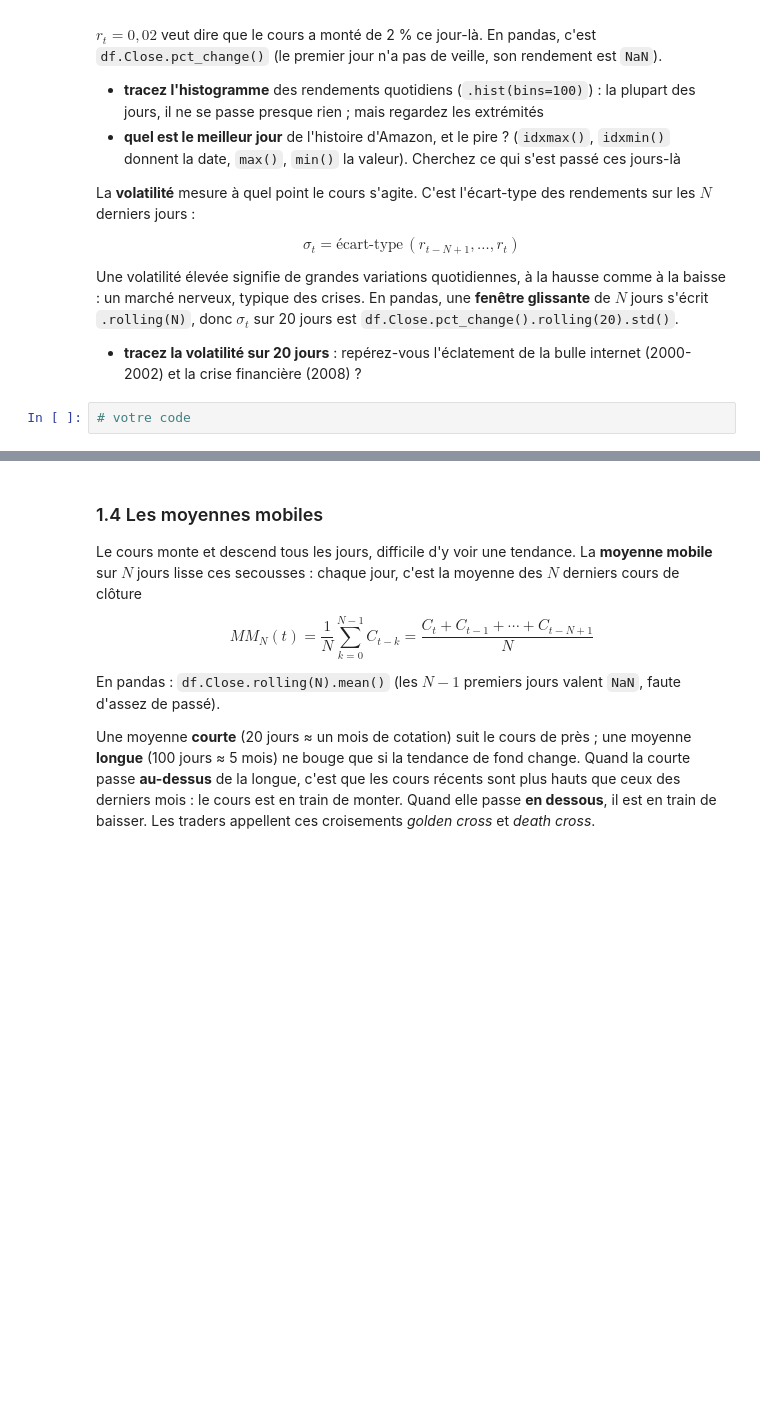
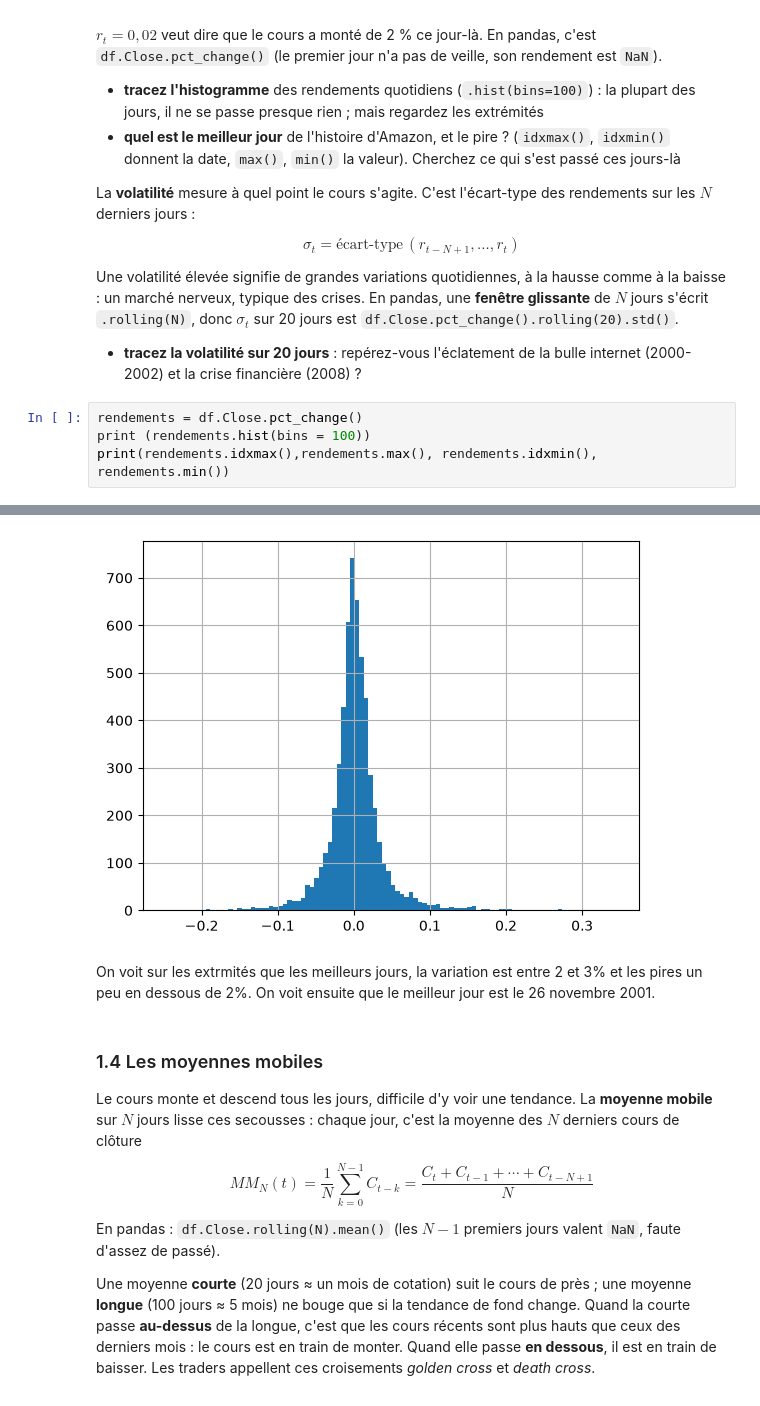
Before and after one commit to SIMVIA-lucas-sovre/projet-trading-pandas, a Jupyter notebook: groupe-7.ipynb, the cells around one changed output, grey strips where cells are left out. Drawn from its saved outputs; the diff is of its cells as text; blank space fills up the shorter version.

```diff
--- a/groupe-7.ipynb
+++ b/groupe-7.ipynb
@@ -148,4 +148,7 @@ En pandas, une **fenêtre glissante** de $N$ jours s'écrit `.rolling(N)`, donc
 
 - **tracez la volatilité sur 20 jours** : repérez-vous l'éclatement de la bulle internet (2000-2002) et la crise financière (2008) ?
 # %%
-# votre code
+rendements = df.Close.pct_change()
+print (rendements.hist(bins = 100))
+print(rendements.idxmax(),rendements.max(), rendements.idxmin(), rendements.min())
+# %% [output]
@@ -152,3 +157,6 @@ En pandas, une **fenêtre glissante** de $N$ jours s'écrit `.rolling(N)`, donc
+[figure, added]
+# %% [markdown]
+On voit sur les extrmités que les meilleurs jours, la variation est entre 2 et 3% et les pires un peu en dessous de 2%. On voit ensuite que le meilleur jour est le 26 novembre 2001.
 # %% [markdown]
 ### 1.4 Les moyennes mobiles
 
```
Also changed, not shown: parts of 1 cell of this notebook.
